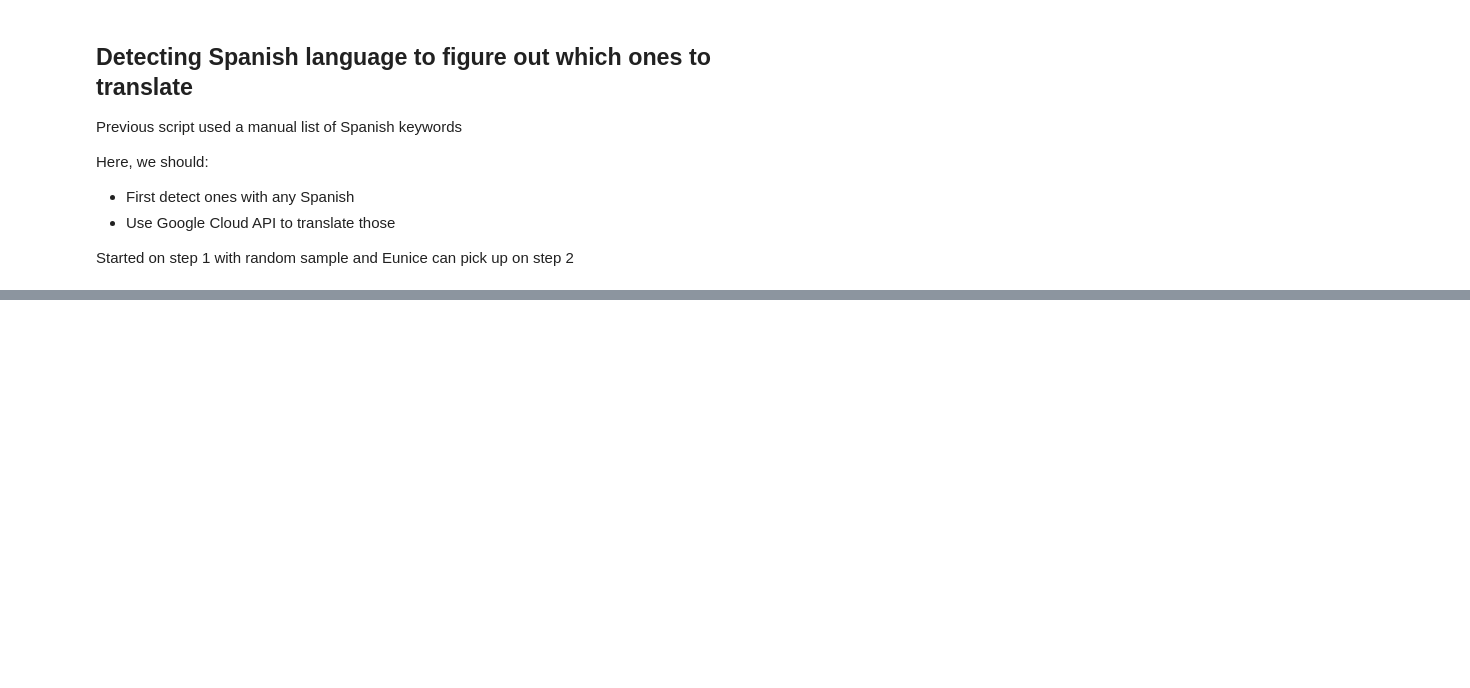
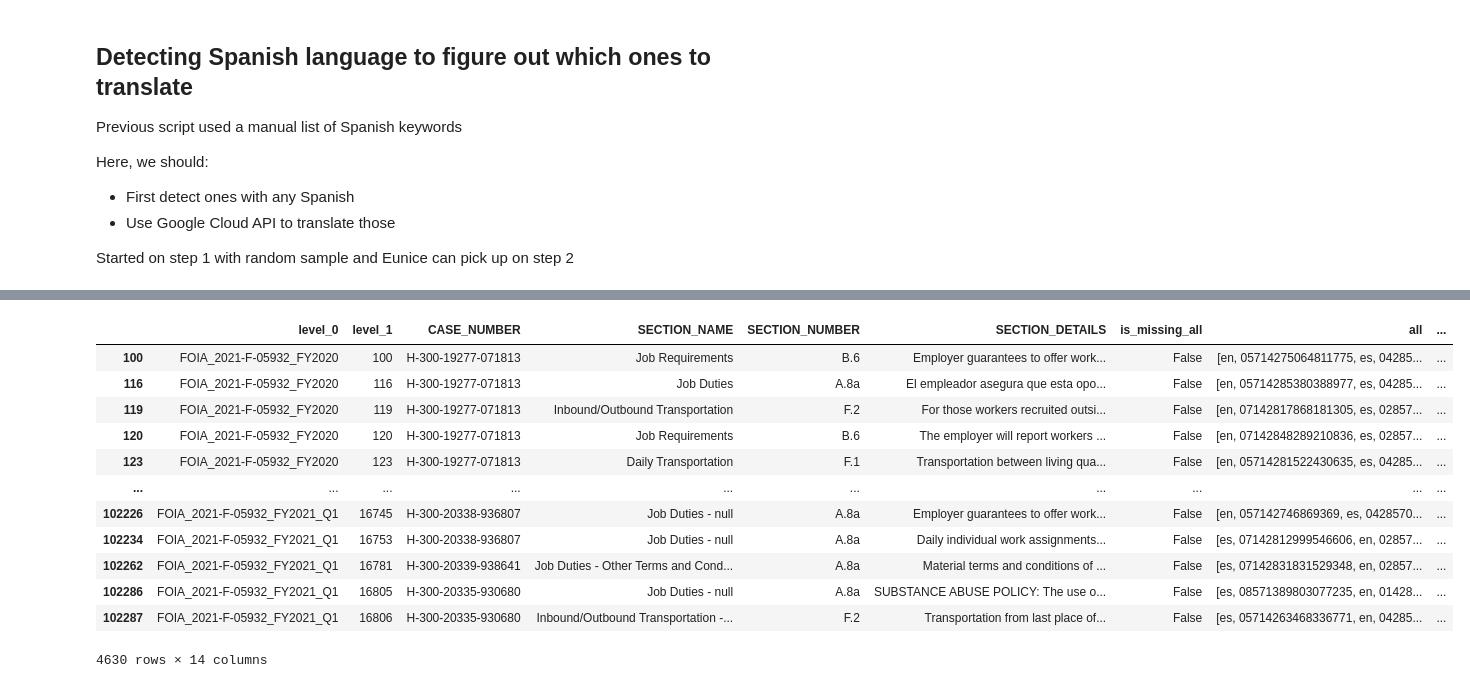
Before and after one commit to rebeccajohnson88/h2a_oversight, a Jupyter notebook: code/20a_combine_clean_addendums.ipynb, the cells around one changed output, grey strips where cells are left out. Saved outputs shown, nothing was run; the diff lists cells and outputs as text; code cells hidden in the pictures; blank space fills up the shorter version.

```diff
--- a/code/20a_combine_clean_addendums.ipynb
+++ b/code/20a_combine_clean_addendums.ipynb
@@ -17,7 +17,7 @@ InteractiveShell.ast_node_interactivity = "all"
 # Read in addendums data and combine
 # %%
 ## read in multi-sheet excel file
-all_foia_sheets = pd.read_excel(GITHUB_DATA_PATH + "FOIA_2021-F-05932_raw_data.xlsx",
+all_foia_sheets = pd.read_excel("FOIA_2021-F-05932_raw_data.xlsx",
                                sheet_name= None)
 
 print("There are %s FOIA sheets"% len(all_foia_sheets))
@@ -163,0 +270,8 @@ examples
+# %%
+## 66 rows' sectiondetails are not detectable
+addendum_wdetails['all']=addendum_wdetails['all'].astype("string")
+addendum_wdetails.loc[addendum_wdetails['all'] == "notdetectable"]
+## filter out the notdetectable one
+addendum_wdetails_cleaned=addendum_wdetails.loc[addendum_wdetails['all'] != "notdetectable"]
+## Check the rows (99604-66=99538)
+len(addendum_wdetails_cleaned.index)
@@ -163,0 +337,22 @@ examples
+# %%
+# Clean out the punctuation
+addendum_wdetails_cleaned["all"]=addendum_wdetails_cleaned["all"].str.replace('[^\w\s]','')
+addendum_wdetails_cleaned.head()
+
+## replace more than one white space as one white space
+## (the reason why I am doing this is because if not then when extract
+## the different values, the white space would count as one value)
+addendum_wdetails_cleaned['all'] = addendum_wdetails_cleaned['all'].apply(lambda x: ' '.join(str(x).split()))
+
+## Split by white space so can ultimately extract three different lang
+addendum_wdetails_cleaned["all"]=addendum_wdetails_cleaned["all"].str.split(" ")
+addendum_wdetails_cleaned.head()
+
+## Extract into different columns
+addendum_wdetails_cleaned["lang1"] = addendum_wdetails_cleaned["all"].str[0]
+addendum_wdetails_cleaned["lang1_prob"] = addendum_wdetails_cleaned["all"].str[1]
+addendum_wdetails_cleaned["lang2"] = addendum_wdetails_cleaned["all"].str[2]
+addendum_wdetails_cleaned["lang2_prob"] = addendum_wdetails_cleaned["all"].str[3]
+addendum_wdetails_cleaned["lang3"] = addendum_wdetails_cleaned["all"].str[4]
+addendum_wdetails_cleaned["lang3_prob"] = addendum_wdetails_cleaned["all"].str[5]
+addendum_wdetails_cleaned.head()
@@ -163,0 +410,17 @@ examples
+# %%
+# ## Check again!
+addendum_wdetails_cleaned[addendum_wdetails_cleaned['all'].map(len) >2]
+# %% [output]
+|  | level_0 | level_1 | CASE_NUMBER | SECTION_NAME | SECTION_NUMBER | SECTION_DETAILS | is_missing_all | all | ... |
+| 100 | FOIA_2021-F-05932_FY2020 | 100 | H-300-19277-071813 | Job Requirements | B.6 | Employer guarantees to offer work... | False | [en, 05714275064811775, es, 04285... | ... |
+| 116 | FOIA_2021-F-05932_FY2020 | 116 | H-300-19277-071813 | Job Duties | A.8a | El empleador asegura que esta opo... | False | [en, 05714285380388977, es, 04285... | ... |
+| 119 | FOIA_2021-F-05932_FY2020 | 119 | H-300-19277-071813 | Inbound/Outbound Transportation | F.2 | For those workers recruited outsi... | False | [en, 07142817868181305, es, 02857... | ... |
+| 120 | FOIA_2021-F-05932_FY2020 | 120 | H-300-19277-071813 | Job Requirements | B.6 | The employer will report workers ... | False | [en, 07142848289210836, es, 02857... | ... |
+| 123 | FOIA_2021-F-05932_FY2020 | 123 | H-300-19277-071813 | Daily Transportation | F.1 | Transportation between living qua... | False | [en, 05714281522430635, es, 04285... | ... |
+| ... | ... | ... | ... | ... | ... | ... | ... | ... | ... |
+| 102226 | FOIA_2021-F-05932_FY2021_Q1 | 16745 | H-300-20338-936807 | Job Duties - null | A.8a | Employer guarantees to offer work... | False | [en, 057142746869369, es, 0428570... | ... |
+| 102234 | FOIA_2021-F-05932_FY2021_Q1 | 16753 | H-300-20338-936807 | Job Duties - null | A.8a | Daily individual work assignments... | False | [es, 07142812999546606, en, 02857... | ... |
+| 102262 | FOIA_2021-F-05932_FY2021_Q1 | 16781 | H-300-20339-938641 | Job Duties - Other Terms and Cond... | A.8a | Material terms and conditions of ... | False | [es, 07142831831529348, en, 02857... | ... |
+| 102286 | FOIA_2021-F-05932_FY2021_Q1 | 16805 | H-300-20335-930680 | Job Duties - null | A.8a | SUBSTANCE ABUSE POLICY: The use o... | False | [es, 08571389803077235, en, 01428... | ... |
+| 102287 | FOIA_2021-F-05932_FY2021_Q1 | 16806 | H-300-20335-930680 | Inbound/Outbound Transportation -... | F.2 | Transportation from last place of... | False | [es, 05714263468336771, en, 04285... | ... |
+4630 rows × 14 columns
```
Also changed, not shown: parts of 13 cells of this notebook.
